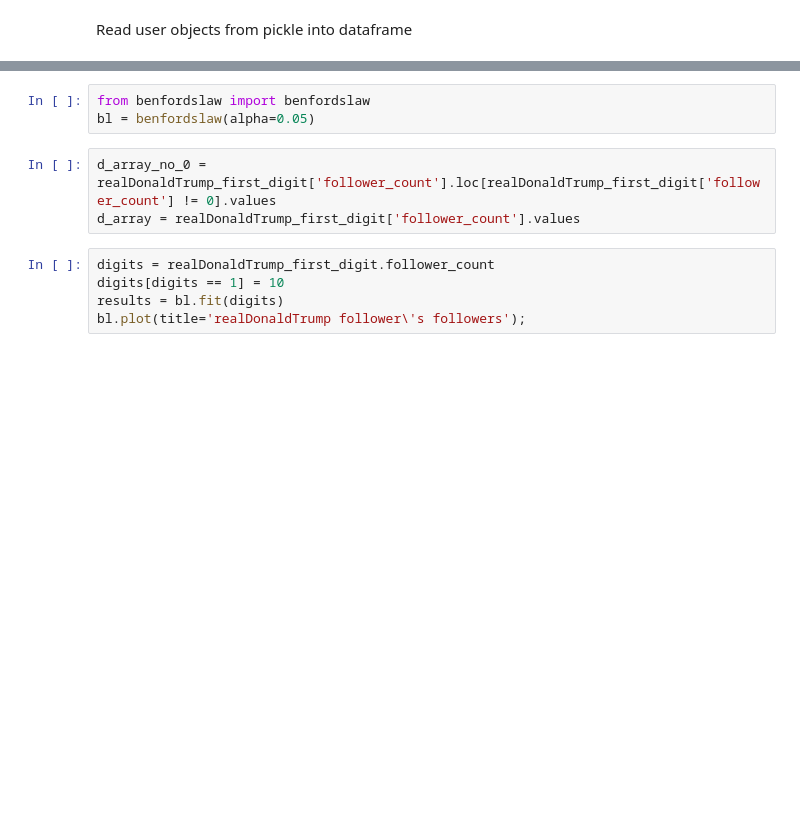
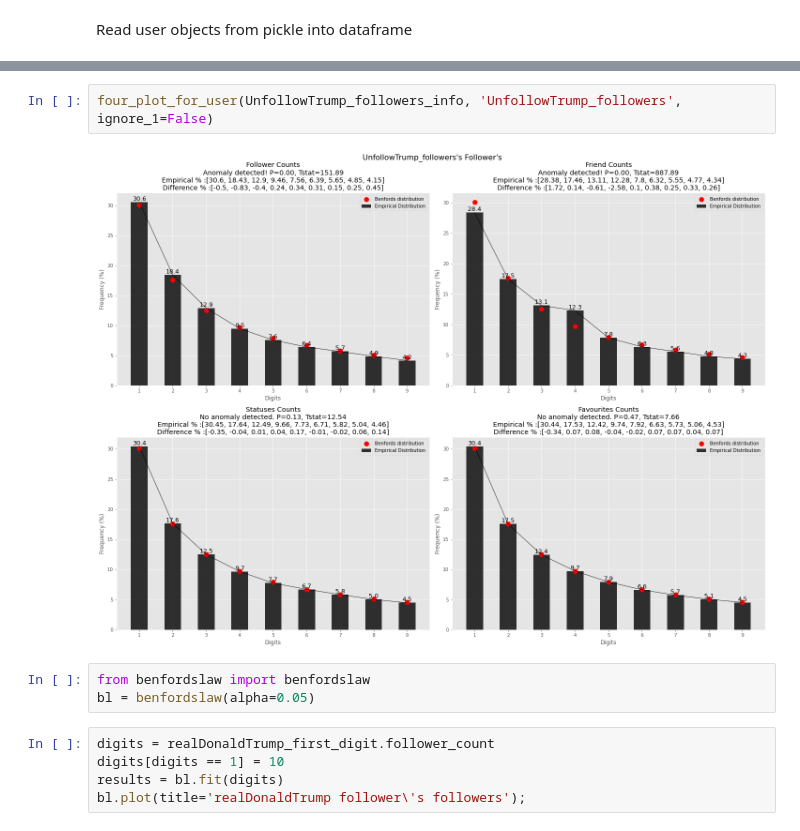
Before and after one commit to czengnn/Benfords-Law-with-Twitter, a Jupyter notebook: tweepy_to_user_object_df.ipynb, the cells around one changed output, grey strips where cells are left out. Saved outputs shown, nothing was run; the diff lists cells and outputs as text; blank space fills up the shorter version.

```diff
--- a/tweepy_to_user_object_df.ipynb
+++ b/tweepy_to_user_object_df.ipynb
@@ -101,9 +166,10 @@ num_1_percent
+# %%
+four_plot_for_user(UnfollowTrump_followers_info, 'UnfollowTrump_followers', ignore_1=False)
+# %% [output]
+[figure, added]
 # %%
 from benfordslaw import benfordslaw
 bl = benfordslaw(alpha=0.05)
-# %%
-d_array_no_0 = realDonaldTrump_first_digit['follower_count'].loc[realDonaldTrump_first_digit['follower_count'] != 0].values
-d_array = realDonaldTrump_first_digit['follower_count'].values
 # %%
 digits = realDonaldTrump_first_digit.follower_count
 digits[digits == 1] = 10
```
Also changed, not shown: parts of 18 cells of this notebook.
